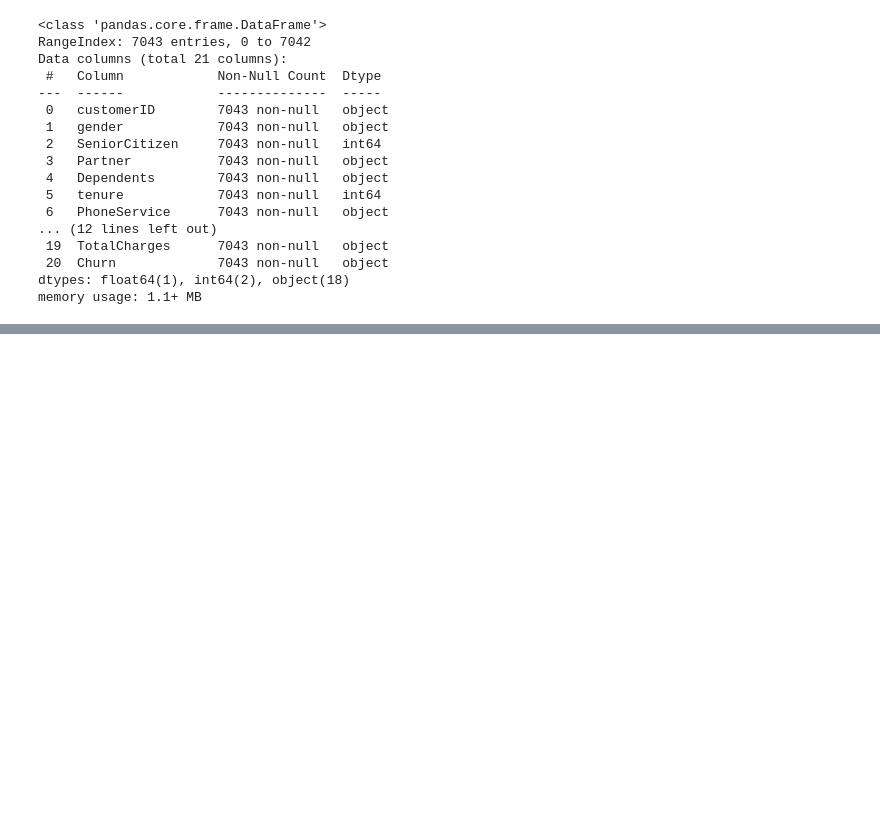
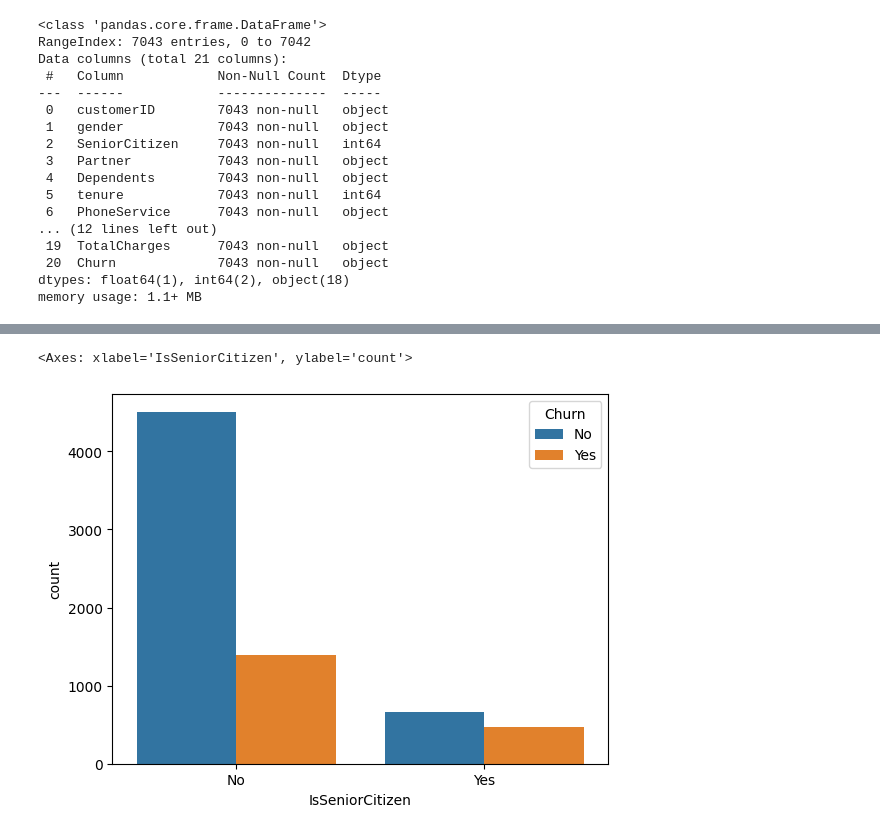
Before and after one commit to anudaindu/CM2604_Telco_Churn_Anuda, a Jupyter notebook: AnudaTelco.ipynb, the cells around one changed output, grey strips where cells are left out. Drawn from its saved outputs; the diff is of its cells as text; code cells hidden in the pictures; blank space fills up the shorter version.

```diff
--- a/AnudaTelco.ipynb
+++ b/AnudaTelco.ipynb
@@ -69,3 +86,5 @@ Data columns (total 21 columns):
  20  Churn             7043 non-null   object
 dtypes: float64(1), int64(2), object(18)
 memory usage: 1.1+ MB
+# %%
+df['IsSeniorCitizen'] = df['IsSeniorCitizen'].map({0: 'No', 1: 'Yes'})
@@ -71,0 +217,5 @@ memory usage: 1.1+ MB
+# %%
+sns.countplot(x='IsSeniorCitizen', hue='Churn', data=df)
+# %% [output]
+<Axes: xlabel='IsSeniorCitizen', ylabel='count'>
+[figure, added]
```
Also changed, not shown: parts of 19 cells of this notebook.
